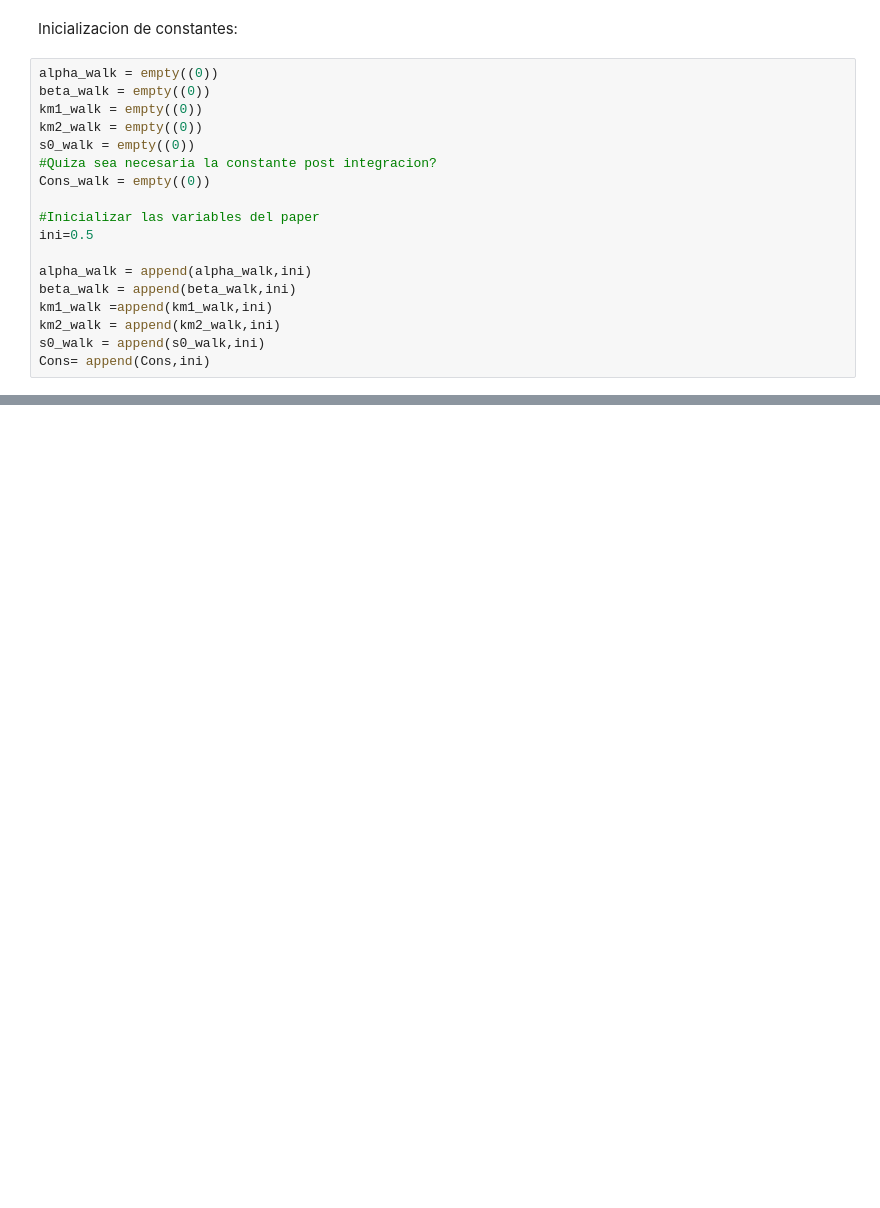
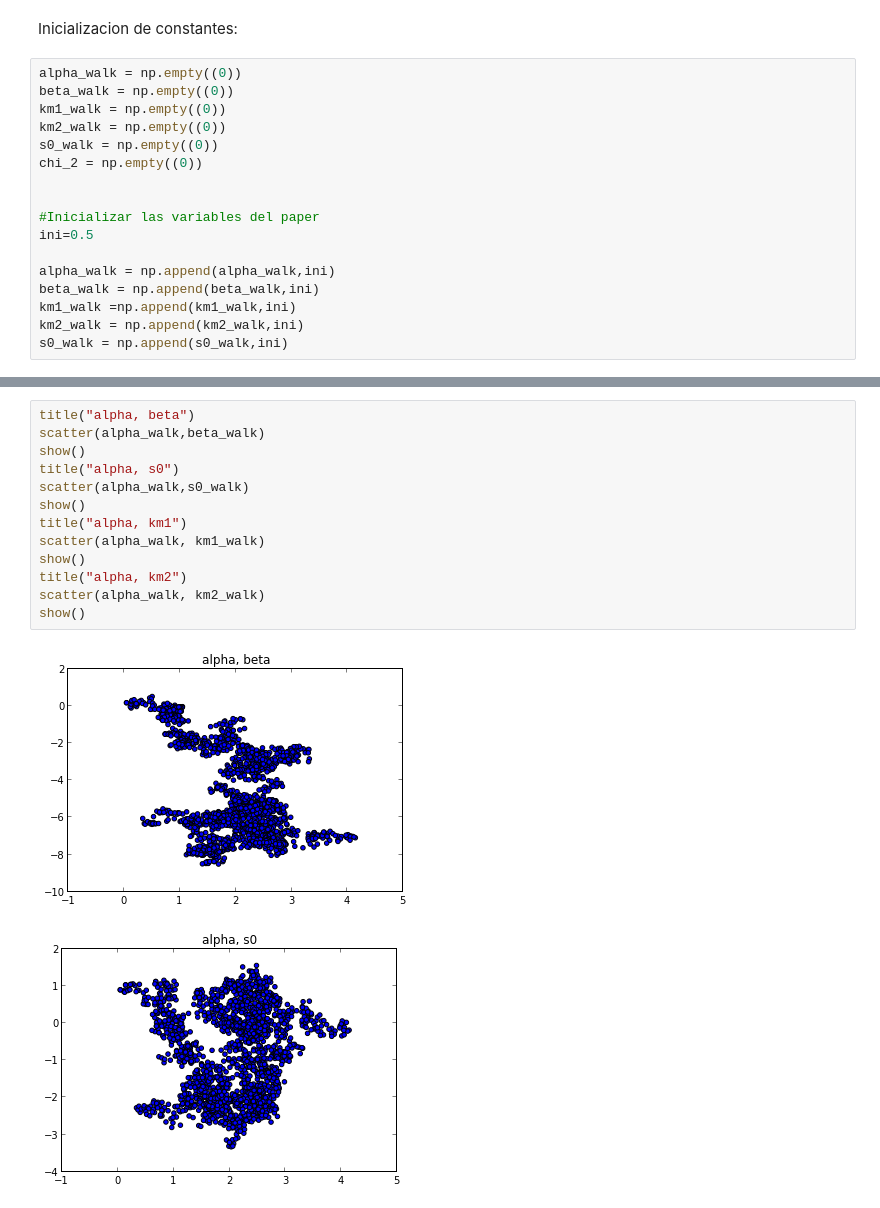
Before and after one commit to HalbardHobby/FisicaComputacional, a Jupyter notebook: Tarea8/TryDis.ipynb, the cells around one changed output, grey strips where cells are left out. Cells and saved outputs as stored; diff of their text form; blank space fills up the shorter version.

```diff
--- a/Tarea8/TryDis.ipynb
+++ b/Tarea8/TryDis.ipynb
@@ -94,21 +118,20 @@ Usa como parametros de entrada:
 # %% [markdown]
 Inicializacion de constantes:
 # %%
-alpha_walk = empty((0))
-beta_walk = empty((0))
-km1_walk = empty((0))
-km2_walk = empty((0))
-s0_walk = empty((0))
-#Quiza sea necesaria la constante post integracion?
-Cons_walk = empty((0))
+alpha_walk = np.empty((0))
+beta_walk = np.empty((0))
+km1_walk = np.empty((0))
+km2_walk = np.empty((0))
+s0_walk = np.empty((0))
+chi_2 = np.empty((0))
+
 
 #Inicializar las variables del paper
 ini=0.5
 
-alpha_walk = append(alpha_walk,ini)
-beta_walk = append(beta_walk,ini)
-km1_walk =append(km1_walk,ini)
-km2_walk = append(km2_walk,ini)
-s0_walk = append(s0_walk,ini)
-Cons= append(Cons,ini)
+alpha_walk = np.append(alpha_walk,ini)
+beta_walk = np.append(beta_walk,ini)
+km1_walk =np.append(km1_walk,ini)
+km2_walk = np.append(km2_walk,ini)
+s0_walk = np.append(s0_walk,ini)
 # %% [markdown]
@@ -163,0 +181,16 @@ array([ 0.5])
+# %%
+title("alpha, beta")
+scatter(alpha_walk,beta_walk)
+show()
+title("alpha, s0")
+scatter(alpha_walk,s0_walk)
+show()
+title("alpha, km1")
+scatter(alpha_walk, km1_walk)
+show()
+title("alpha, km2")
+scatter(alpha_walk, km2_walk)
+show()
+# %% [output]
+[figure, added]
+[figure, added]
```
Also changed, not shown: parts of 29 cells of this notebook.
